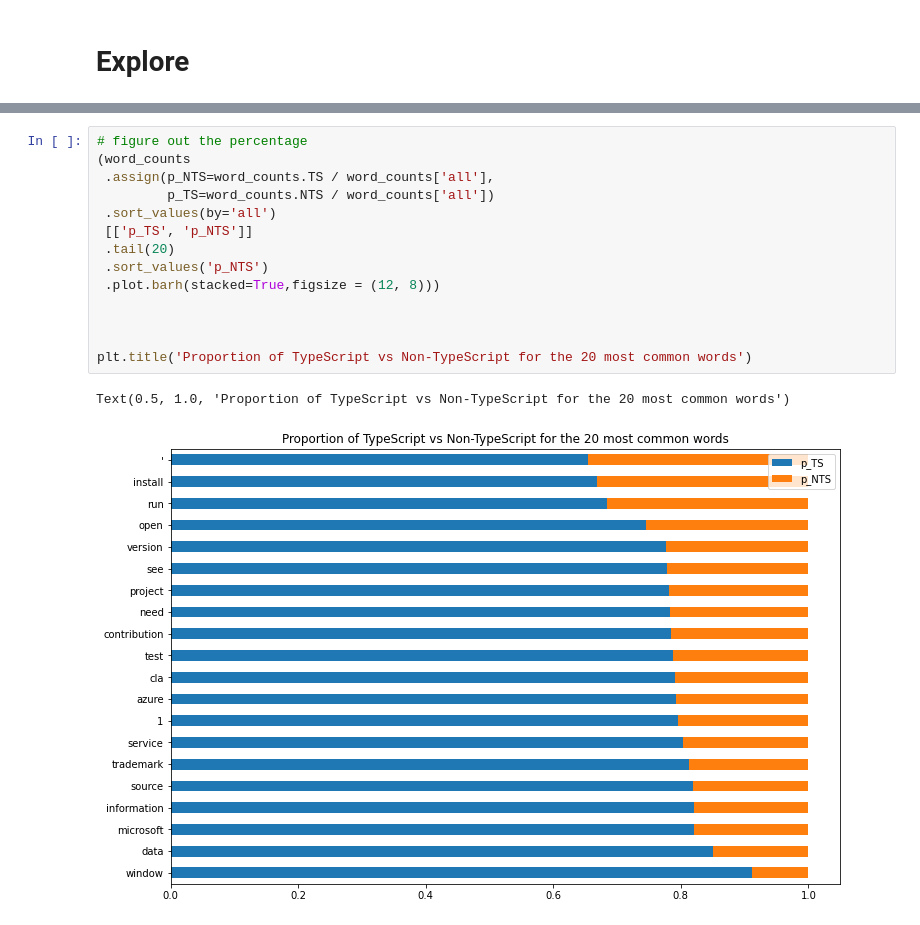
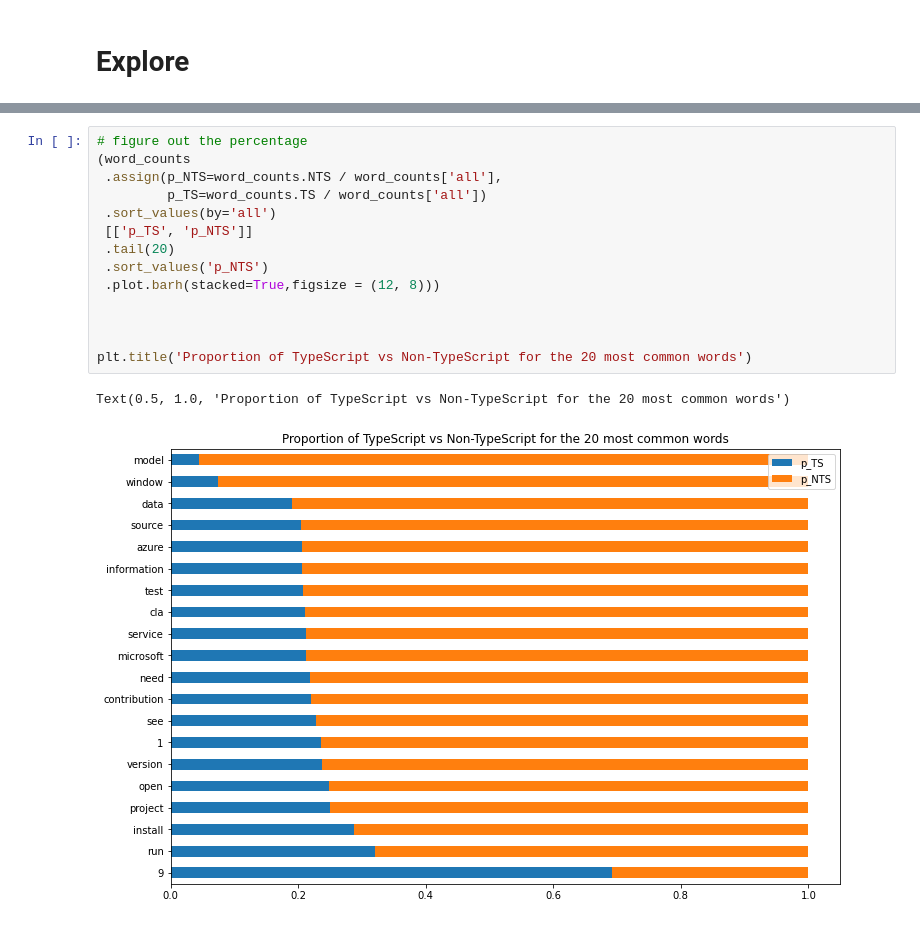
Before and after one commit to lets-talk-codeup/github-guesser, a Jupyter notebook: explore.ipynb, the cells around one changed output, grey strips where cells are left out. Drawn from its saved outputs; the diff is of its cells as text.

```diff
--- a/explore.ipynb
+++ b/explore.ipynb
@@ -166,20 +160,20 @@ Text(0.5, 1.0, 'Proportion of Non-TypeScript vs TypeScript for the 20 most commo
 # %%
 # figure out the percentage
 (word_counts
- .assign(p_NTS=word_counts.TS / word_counts['all'],
-         p_TS=word_counts.NTS / word_counts['all'])
+ .assign(p_NTS=word_counts.NTS / word_counts['all'],
+         p_TS=word_counts.TS / word_counts['all'])
  .sort_values(by='all')
  [['p_TS', 'p_NTS']]
  .tail(20)
  .sort_values('p_NTS')
  .plot.barh(stacked=True,figsize = (12, 8)))
 
 
 
 plt.title('Proportion of TypeScript vs Non-TypeScript for the 20 most common words')
 # %% [output]
 Text(0.5, 1.0, 'Proportion of TypeScript vs Non-TypeScript for the 20 most common words')
-[figure, old version]
+[figure, new version]
 # %%
 #Create Word Clouds
 
```
Also changed, not shown: parts of 85 cells of this notebook.
